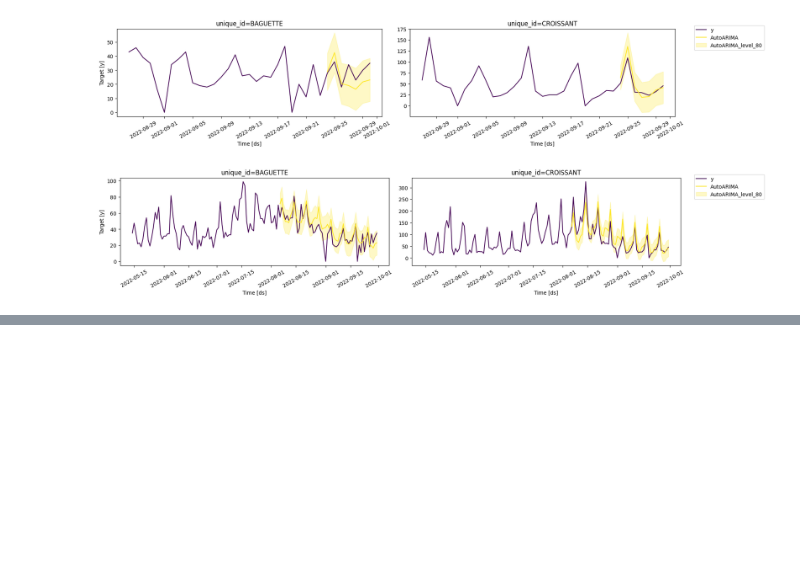
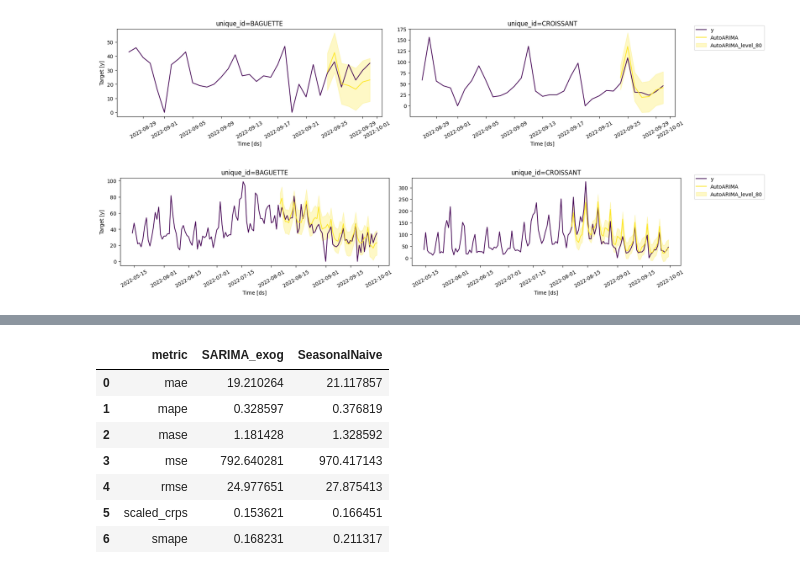
Before and after one commit to MktSachi/TimeSeriesForecasting, a Jupyter notebook: forecast_stats.ipynb, the cells around one changed output, grey strips where cells are left out. Saved outputs shown, nothing was run; the diff lists cells and outputs as text; code cells hidden in the pictures; blank space fills up the shorter version.

```diff
--- a/forecast_stats.ipynb
+++ b/forecast_stats.ipynb
@@ -536,0 +566,30 @@ plot_series(
+# %%
+models = ["SARIMA_exog", "SeasonalNaive"]
+metrics = [
+    mae,
+    mse,
+    rmse,
+    mape,
+    smape,
+    partial(mase, seasonality=7),
+    scaled_crps
+]
+
+final_eval = evaluate(
+    final_cv_df.drop(["ds", "cutoff"], axis=1),
+    metrics=metrics,
+    models=models,
+    train_df=temp_train,
+    level=[80]
+)
+final_eval = final_eval.drop(['unique_id'], axis=1).groupby('metric').mean().reset_index()
+final_eval
+# %% [output]
+|  | metric | SARIMA_exog | SeasonalNaive |
+| 0 | mae | 19.210264 | 21.117857 |
+| 1 | mape | 0.328597 | 0.376819 |
+| 2 | mase | 1.181428 | 1.328592 |
+| 3 | mse | 792.640281 | 970.417143 |
+| 4 | rmse | 24.977651 | 27.875413 |
+| 5 | scaled_crps | 0.153621 | 0.166451 |
+| 6 | smape | 0.168231 | 0.211317 |
```
Also changed, not shown: parts of 5 cells of this notebook.
